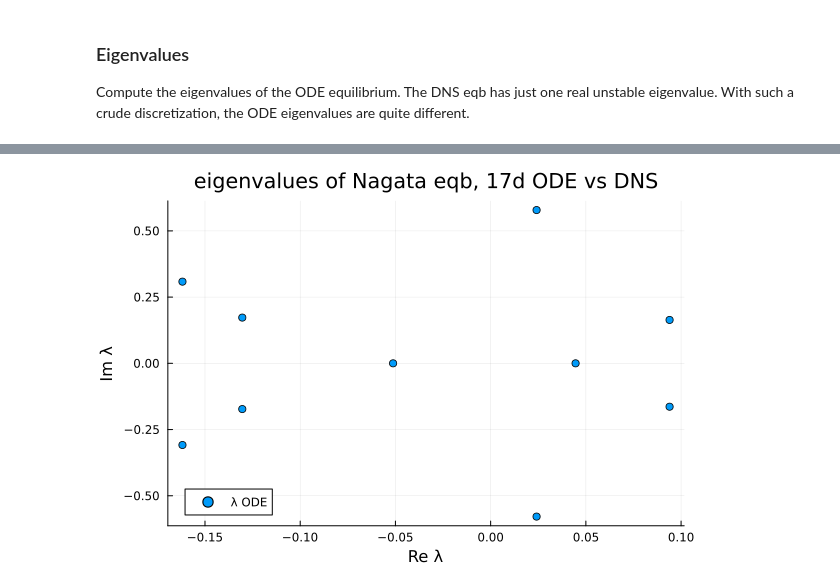
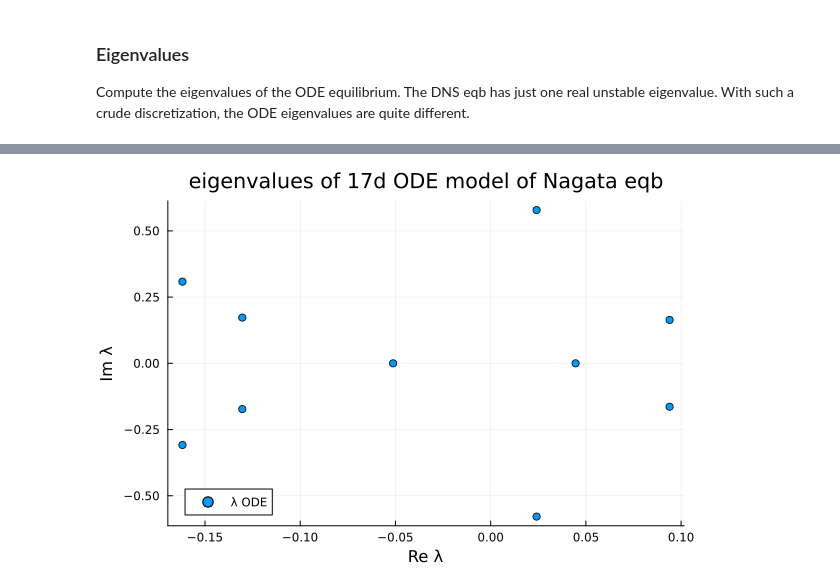
Before and after one commit to johnfgibson/CloudAtlas.jl, a Jupyter notebook: notebooks/find-eqb.ipynb, the cells around one changed output, grey strips where cells are left out. Drawn from its saved outputs; the diff is of its cells as text; code cells hidden in the pictures.

```diff
--- a/notebooks/find-eqb.ipynb
+++ b/notebooks/find-eqb.ipynb
@@ -219,7 +212,7 @@ With such a crude discretization, the ODE eigenvalues are quite different.
 # %%
 n=10
 scatter(λODE[1:n], markersize=4, markershape=:circle, label="λ ODE")
 plot!(xlabel = "Re λ", ylabel="Im λ", legend=:bottomleft)
-plot!(title="eigenvalues of Nagata eqb, $(Nmodes)d ODE vs DNS")
+plot!(title="eigenvalues of $(m)d ODE model of Nagata eqb")
 # %% [output]
-[figure, old version]
+[figure, new version]
```
Also changed, not shown: parts of 8 cells of this notebook, 6 other files.
